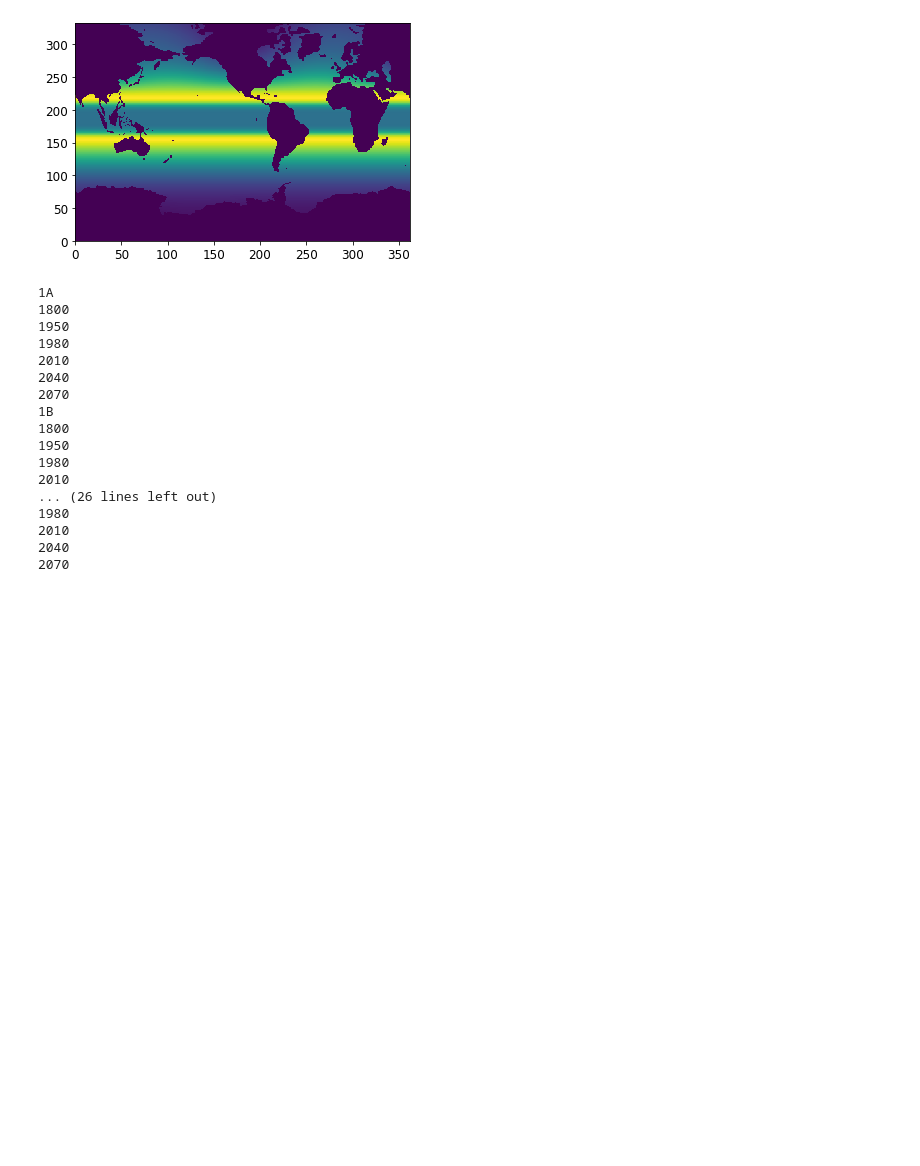
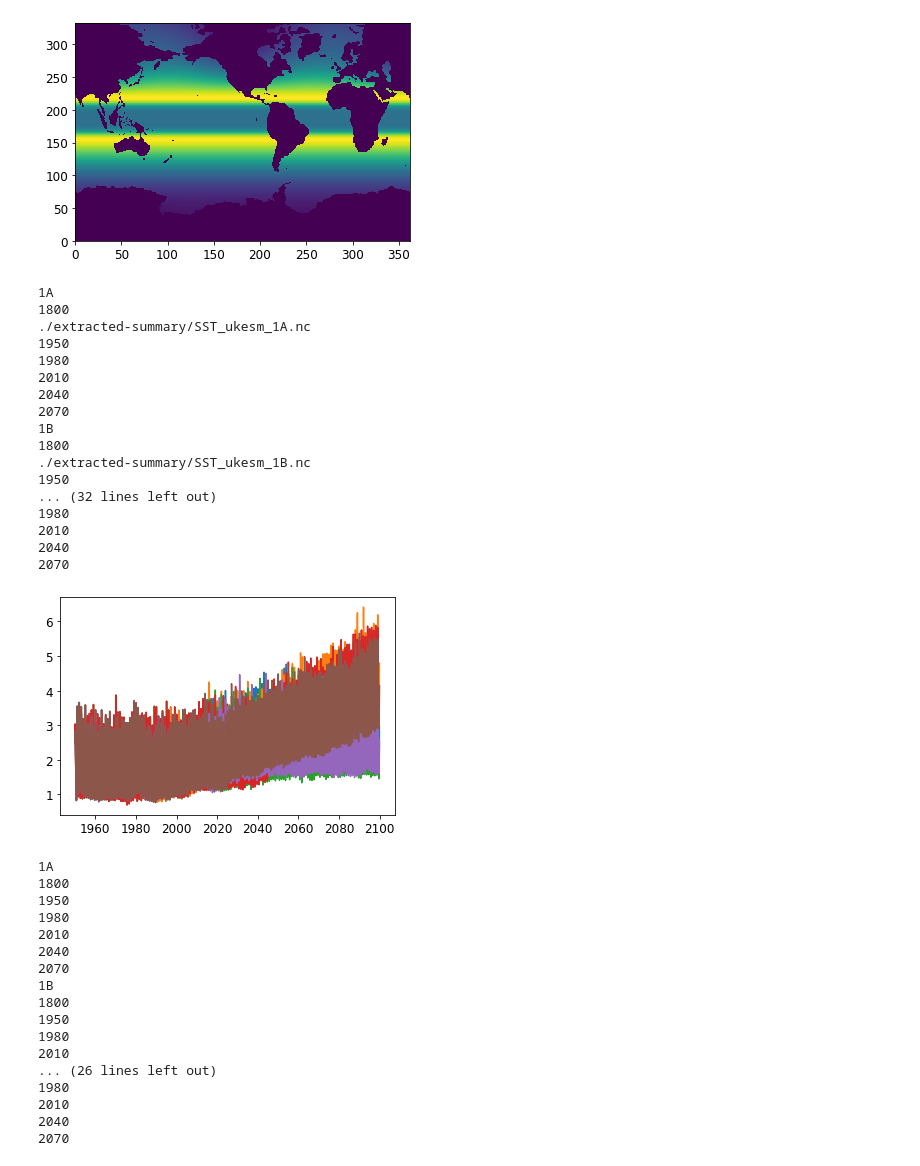
Before and after one commit to tjarnikova/SOZONE, a Jupyter notebook: windAnalyis/oceanFields/SST.ipynb, the cells around one changed output. Saved outputs shown, nothing was run; the diff lists cells and outputs as text; code cells hidden in the pictures; blank space fills up the shorter version.

```diff
--- a/windAnalyis/oceanFields/SST.ipynb
+++ b/windAnalyis/oceanFields/SST.ipynb
@@ -208,7 +208,7 @@ mod = {
         'runid':'TOM12_TJ_PIA1'}
 }
 # %%
-ex = False
+ex = True
 if ex:
     scens = ['1A','1B','2A','2B','3A','3B']
 
@@ -225,33 +225,52 @@ if ex:
         vals = np.zeros(len(times))
         for y in range(yr,yre+1):
             if (y%30 == 0):
                 print(y)
 
 
 
             tdir = '/gpfs/data/greenocean/software/resources/MEDUSA/ukesm_allscen_gridT_TS/'
             w = xr.open_dataset(f'{tdir}/nemo_scen_{scens[s]}_1m_{y}_fy_grid-T.nc')
             tmld = w.isel(deptht=0).sel(y=slice(0,114)).weighted(mm_med['area'].sel(y=slice(0,114))).mean(dim = ['x','y'])
             vals[ind:ind+12] = tmld.thetao.values
             ind = ind+12
 
 
         data_vars = {'tos':(['time_counter'], vals,
         {'units': 'degC',
         'long_name':'SST'}),
         }
         # define coordinates
         coords = {'time_counter': (['time_counter'], times),
                 }
         # define global attributes
         attrs = {'made in':'SOZONE/windAnalyis/oceanFields/SST.ipynb',
         'desc': ''
         }
         ds = xr.Dataset(data_vars=data_vars,
         coords=coords,
         attrs=attrs)
         ds.to_netcdf(savenam)
         plt.plot(ds.time_counter, ds.tos)
+# %% [output]
+1A
+1800
+./extracted-summary/SST_ukesm_1A.nc
+1950
+1980
+2010
+2040
+2070
+1B
+1800
+./extracted-summary/SST_ukesm_1B.nc
+1950
+... (32 lines left out)
+1980
+2010
+2040
+2070
+[figure, added]
 # %%
 ex = False
 if ex:
```
Also changed, not shown: parts of 1 cell of this notebook, 18 other files.
